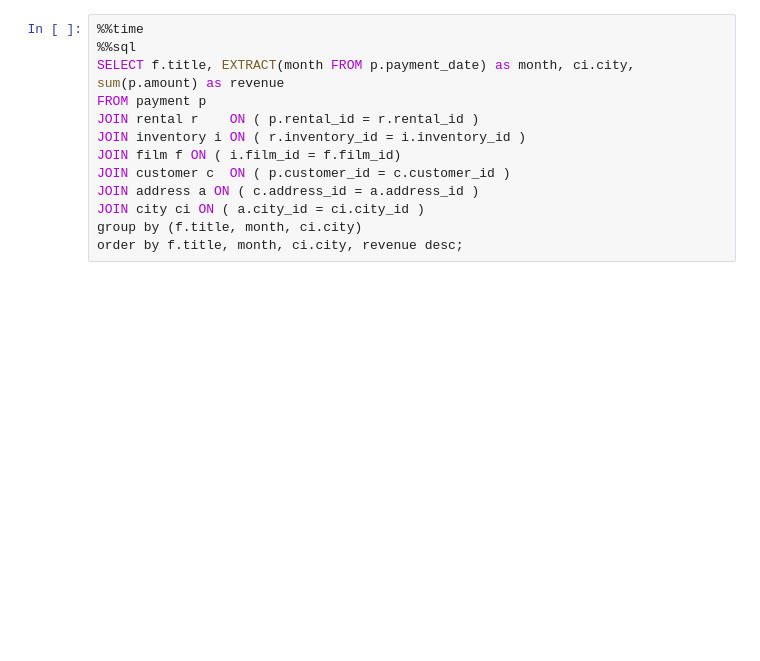
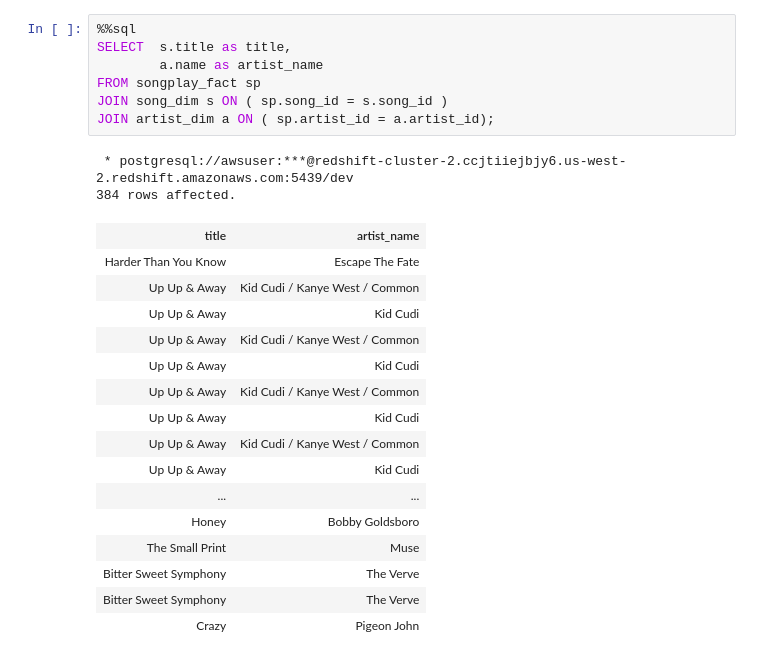
Before and after one commit to HaranArbel/data-warehouse-redshift, a Jupyter notebook: queries.ipynb, the cells around one changed output. Cells and saved outputs as stored; diff of their text form; blank space fills up the shorter version.

```diff
--- a/queries.ipynb
+++ b/queries.ipynb
@@ -38,13 +44,26 @@ Connection info needed in SQLAlchemy format, example:
-# %%
-%%time
-%%sql
-SELECT f.title, EXTRACT(month FROM p.payment_date) as month, ci.city, sum(p.amount) as revenue
-FROM payment p
-JOIN rental r    ON ( p.rental_id = r.rental_id )
-JOIN inventory i ON ( r.inventory_id = i.inventory_id )
-JOIN film f ON ( i.film_id = f.film_id)
-JOIN customer c  ON ( p.customer_id = c.customer_id )
-JOIN address a ON ( c.address_id = a.address_id )
-JOIN city ci ON ( a.city_id = ci.city_id )
-group by (f.title, month, ci.city)
-order by f.title, month, ci.city, revenue desc;
+# %%
+%%sql
+SELECT  s.title as title,
+        a.name as artist_name
+FROM songplay_fact sp
+JOIN song_dim s ON ( sp.song_id = s.song_id )
+JOIN artist_dim a ON ( sp.artist_id = a.artist_id);
+# %% [output]
+ * postgresql://awsuser:***@redshift-cluster-2.ccjtiiejbjy6.us-west-2.redshift.amazonaws.com:5439/dev
+384 rows affected.
+| title | artist_name |
+| Harder Than You Know | Escape The Fate |
+| Up Up & Away | Kid Cudi / Kanye West / Common |
+| Up Up & Away | Kid Cudi |
+| Up Up & Away | Kid Cudi / Kanye West / Common |
+| Up Up & Away | Kid Cudi |
+| Up Up & Away | Kid Cudi / Kanye West / Common |
+| Up Up & Away | Kid Cudi |
+| Up Up & Away | Kid Cudi / Kanye West / Common |
+| Up Up & Away | Kid Cudi |
+| ... | ... |
+| Honey | Bobby Goldsboro |
+| The Small Print | Muse |
+| Bitter Sweet Symphony | The Verve |
+| Bitter Sweet Symphony | The Verve |
+| Crazy | Pigeon John |
```
Also changed, not shown: parts of 5 cells of this notebook.
